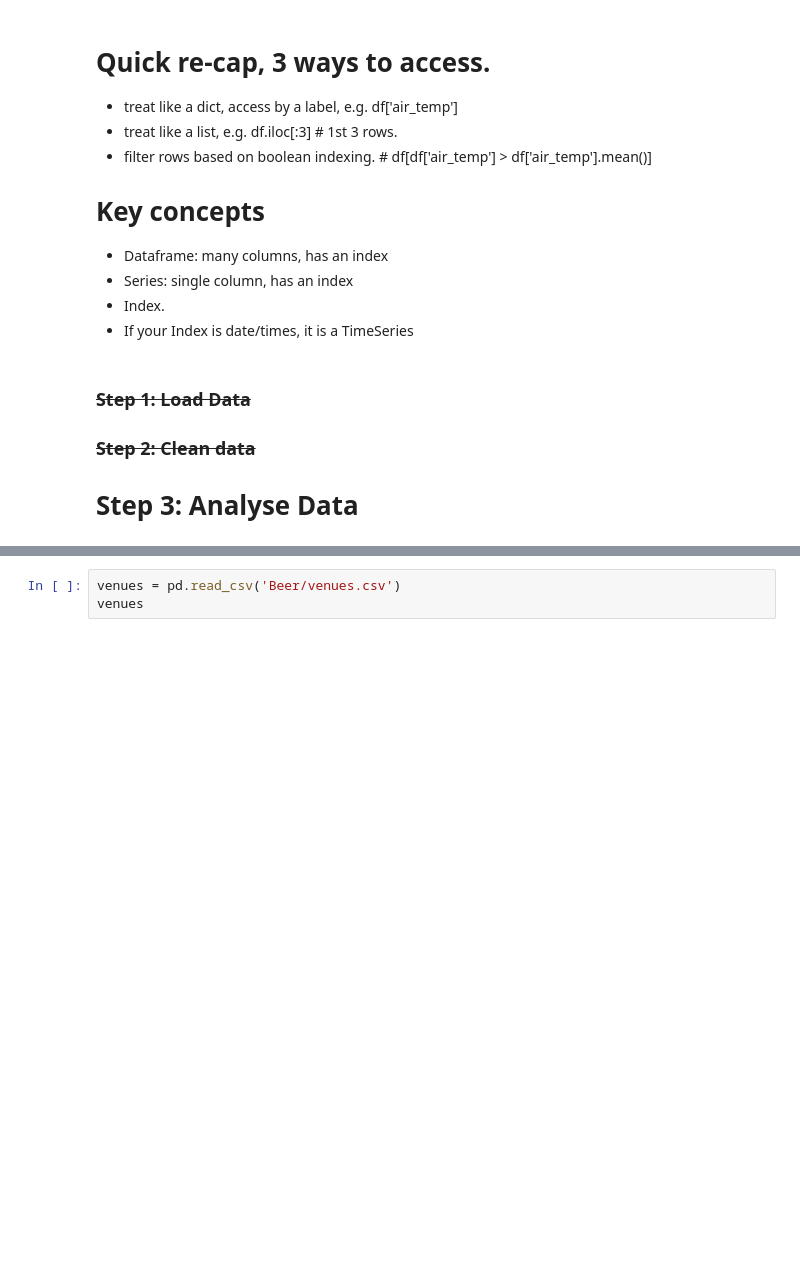
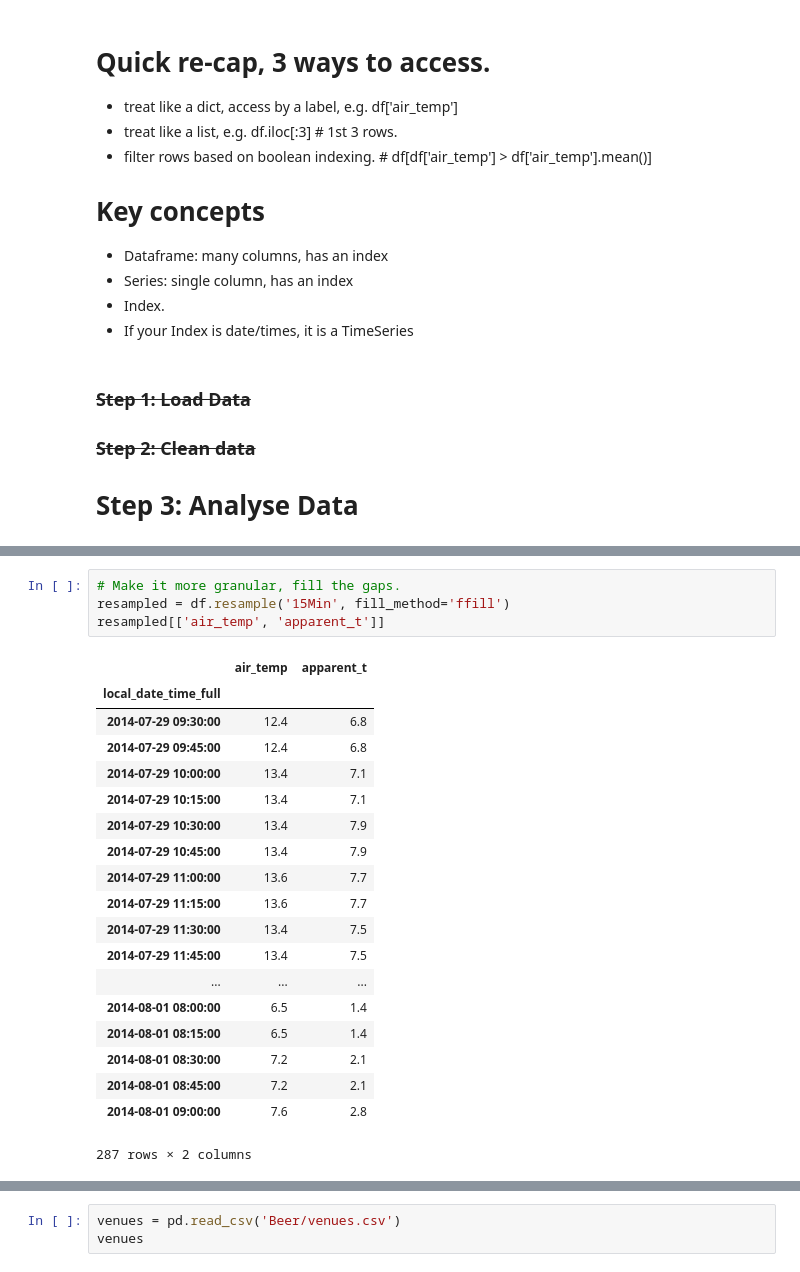
Before and after one commit to lexual/2014-PyConAU-Pandas-talk, a Jupyter notebook: slides.ipynb, the cells around one changed output, grey strips where cells are left out. Cells and saved outputs as stored; diff of their text form; blank space fills up the shorter version.

```diff
--- a/slides.ipynb
+++ b/slides.ipynb
@@ -678 +657,25 @@ df.resample('15Min', fill_method='ffill')
+# %%
+# Make it more granular, fill the gaps.
+resampled = df.resample('15Min', fill_method='ffill')
+resampled[['air_temp', 'apparent_t']]
+# %% [output]
+|  | air_temp | apparent_t |
+| local_date_time_full |  |  |
+| 2014-07-29 09:30:00 | 12.4 | 6.8 |
+| 2014-07-29 09:45:00 | 12.4 | 6.8 |
+| 2014-07-29 10:00:00 | 13.4 | 7.1 |
+| 2014-07-29 10:15:00 | 13.4 | 7.1 |
+| 2014-07-29 10:30:00 | 13.4 | 7.9 |
+| 2014-07-29 10:45:00 | 13.4 | 7.9 |
+| 2014-07-29 11:00:00 | 13.6 | 7.7 |
+| 2014-07-29 11:15:00 | 13.6 | 7.7 |
+| 2014-07-29 11:30:00 | 13.4 | 7.5 |
+| 2014-07-29 11:45:00 | 13.4 | 7.5 |
+| ... | ... | ... |
+| 2014-08-01 08:00:00 | 6.5 | 1.4 |
+| 2014-08-01 08:15:00 | 6.5 | 1.4 |
+| 2014-08-01 08:30:00 | 7.2 | 2.1 |
+| 2014-08-01 08:45:00 | 7.2 | 2.1 |
+| 2014-08-01 09:00:00 | 7.6 | 2.8 |
+287 rows × 2 columns
 # %%
```
Also changed, not shown: parts of 26 cells of this notebook, 10 other files.
